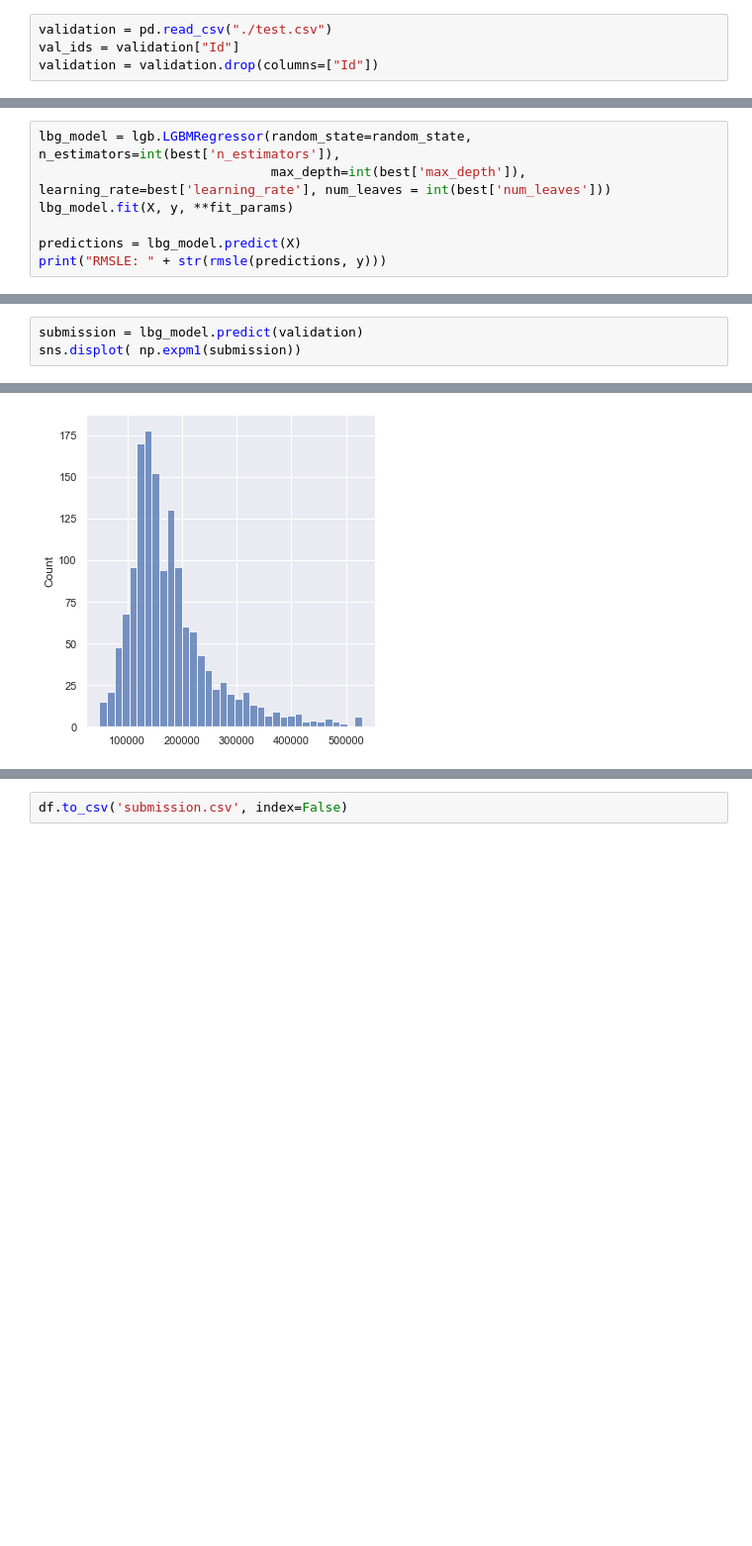
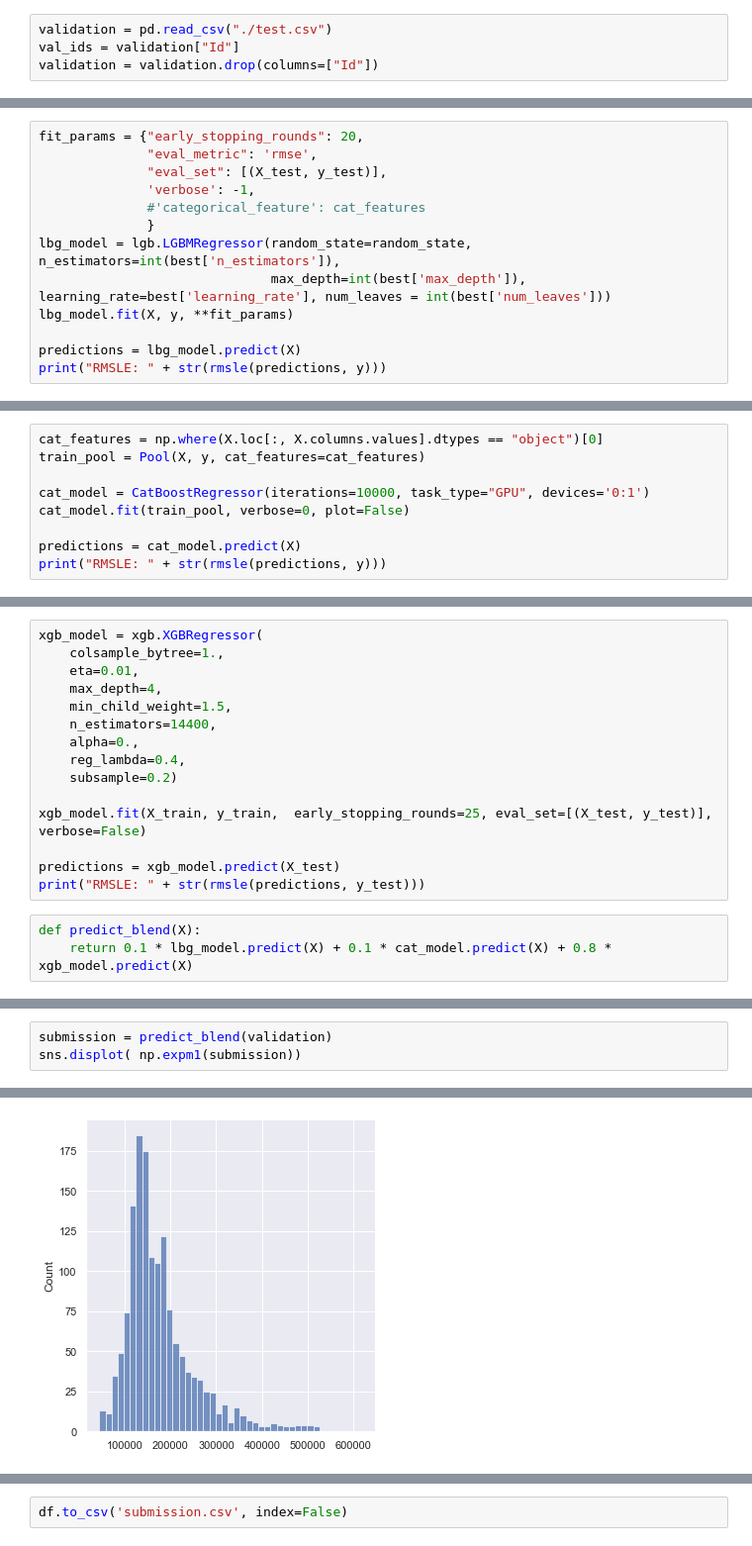
Before and after one commit to Altair200333/ML_tasks, a Jupyter notebook: task4/cat_boost_categorical.ipynb, the cells around one changed output, grey strips where cells are left out. Shown at 99% size. Drawn from its saved outputs; the diff is of its cells as text; blank space fills up the shorter version.

```diff
--- a/task4/cat_boost_categorical.ipynb
+++ b/task4/cat_boost_categorical.ipynb
@@ -311,4 +355,10 @@ to_categorical(validation)
 # %%
+fit_params = {"early_stopping_rounds": 20,
+              "eval_metric": 'rmse',
+              "eval_set": [(X_test, y_test)],
+              'verbose': -1,
+              #'categorical_feature': cat_features
+              }
 lbg_model = lgb.LGBMRegressor(random_state=random_state, n_estimators=int(best['n_estimators']),
                               max_depth=int(best['max_depth']), learning_rate=best['learning_rate'], num_leaves = int(best['num_leaves']))
 lbg_model.fit(X, y, **fit_params)
@@ -319,0 +370,9 @@ RMSLE: 0.08383494430593226
+# %%
+cat_features = np.where(X.loc[:, X.columns.values].dtypes == "object")[0]
+train_pool = Pool(X, y, cat_features=cat_features)
+
+cat_model = CatBoostRegressor(iterations=10000, task_type="GPU", devices='0:1')
+cat_model.fit(train_pool, verbose=0, plot=False)
+
+predictions = cat_model.predict(X)
+print("RMSLE: " + str(rmsle(predictions, y)))
@@ -319,0 +381,18 @@ RMSLE: 0.08383494430593226
+# %%
+xgb_model = xgb.XGBRegressor(
+    colsample_bytree=1.,
+    eta=0.01,
+    max_depth=4,
+    min_child_weight=1.5,
+    n_estimators=14400,
+    alpha=0.,
+    reg_lambda=0.4,
+    subsample=0.2)
+
+xgb_model.fit(X_train, y_train,  early_stopping_rounds=25, eval_set=[(X_test, y_test)], verbose=False)
+
+predictions = xgb_model.predict(X_test)
+print("RMSLE: " + str(rmsle(predictions, y_test)))
+# %%
+def predict_blend(X):
+    return 0.1 * lbg_model.predict(X) + 0.1 * cat_model.predict(X) + 0.8 * xgb_model.predict(X)
@@ -320,9 +404,9 @@ RMSLE: 0.08383494430593226
 # %%
-submission = lbg_model.predict(validation)
+submission = predict_blend(validation)
 sns.displot( np.expm1(submission))
 # %% [output]
 <seaborn.axisgrid.FacetGrid at 0x...>
-[figure, old version]
+[figure, new version]
 # %%
 d = {'Id': val_ids.to_numpy(), 'SalePrice':  np.expm1(submission)}
 df = pd.DataFrame(data=d)
```
Also changed, not shown: parts of 24 cells of this notebook, 9 other files.
